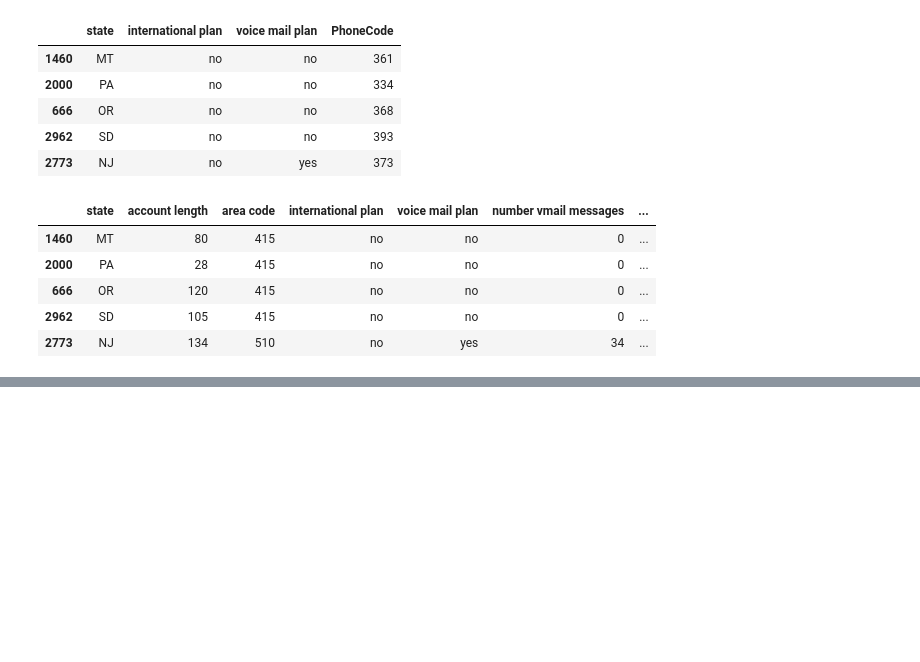
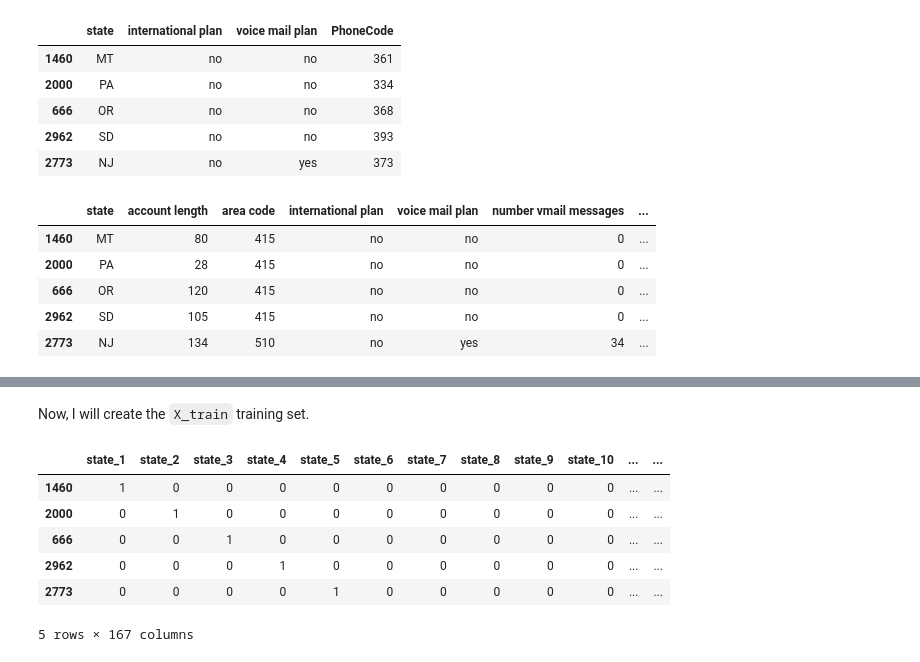
Before and after one commit to Collins-Opiyo/SyriaTelco_Collins_repo-, a Jupyter notebook: index.ipynb, the cells around one changed output, grey strips where cells are left out. Drawn from its saved outputs; the diff is of its cells as text; code cells hidden in the pictures; blank space fills up the shorter version.

```diff
--- a/index.ipynb
+++ b/index.ipynb
@@ -1179,0 +1200,21 @@ X_train.head()
+# %% [markdown]
+Now, I will create the `X_train` training set.
+# %%
+# using ohe Recommended
+
+ohe = ce.OneHotEncoder(cols=["state","international plan","voice mail plan","PhoneCode"],handle_missing="value",handle_unknown="ignore")
+
+ohe.fit(X_train)
+
+X_train = ohe.transform(X_train)
+X_test = ohe.transform(X_test)
+
+X_train.head()
+# %% [output]
+|  | state_1 | state_2 | state_3 | state_4 | state_5 | state_6 | state_7 | state_8 | state_9 | state_10 | ... | ... |
+| 1460 | 1 | 0 | 0 | 0 | 0 | 0 | 0 | 0 | 0 | 0 | ... | ... |
+| 2000 | 0 | 1 | 0 | 0 | 0 | 0 | 0 | 0 | 0 | 0 | ... | ... |
+| 666 | 0 | 0 | 1 | 0 | 0 | 0 | 0 | 0 | 0 | 0 | ... | ... |
+| 2962 | 0 | 0 | 0 | 1 | 0 | 0 | 0 | 0 | 0 | 0 | ... | ... |
+| 2773 | 0 | 0 | 0 | 0 | 1 | 0 | 0 | 0 | 0 | 0 | ... | ... |
+5 rows × 167 columns
```
Also changed, not shown: parts of 6 cells of this notebook.
